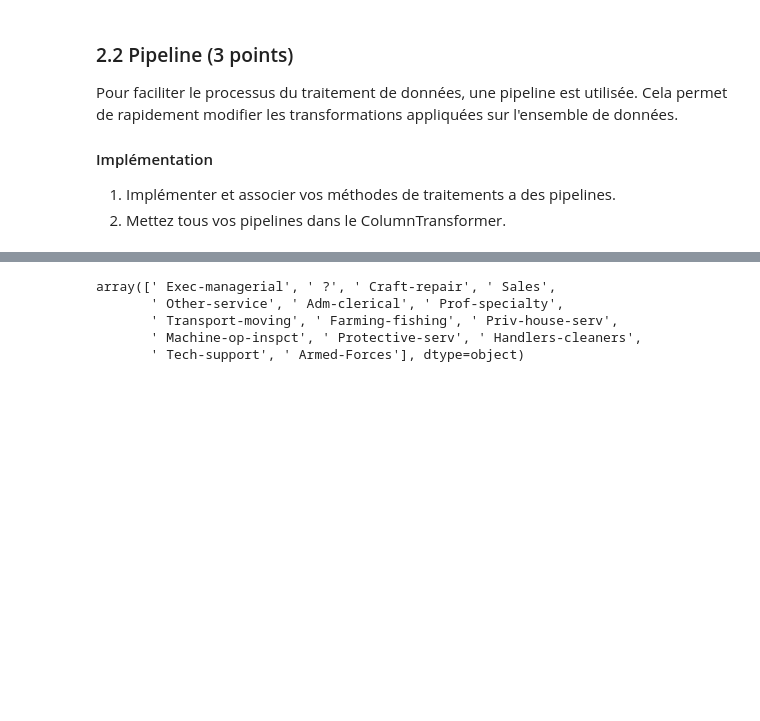
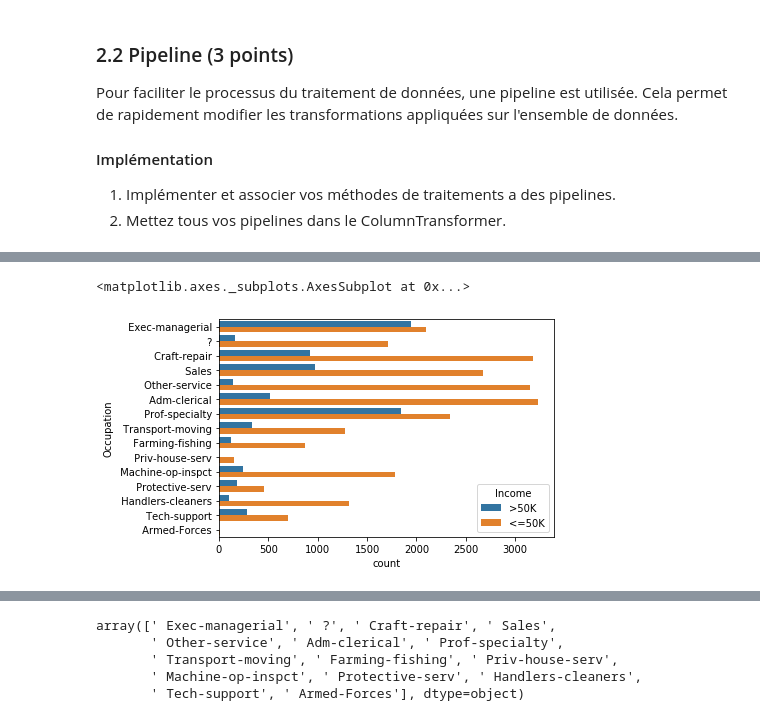
Before and after one commit to KacemKhaled/INF8215-Machine-Learning, a Jupyter notebook: TP3/TP3_INF8215.ipynb, the cells around one changed output, grey strips where cells are left out. Drawn from its saved outputs; the diff is of its cells as text; code cells hidden in the pictures; blank space fills up the shorter version.

```diff
--- a/TP3/TP3_INF8215.ipynb
+++ b/TP3/TP3_INF8215.ipynb
@@ -706,0 +717,5 @@ class LabelEncoderP(LabelEncoder):
+# %%
+countplot(y='Occupation', hue='Income', data = cat_attributes)
+# %% [output]
+<matplotlib.axes._subplots.AxesSubplot at 0x...>
+[figure, added]
```
Also changed, not shown: parts of 12 cells of this notebook.
